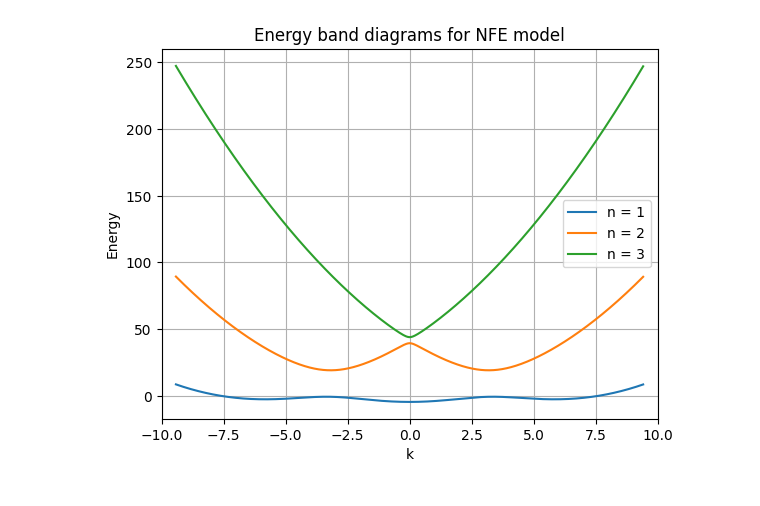
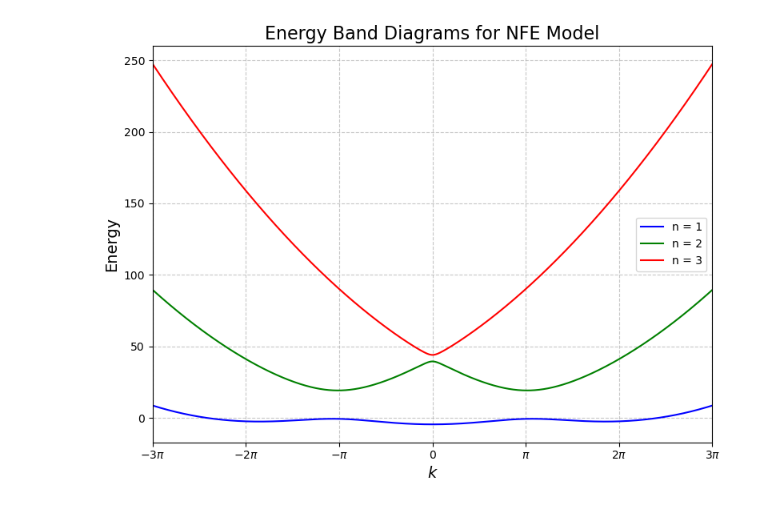
Before and after one commit to Chxun820/NFE_model, a Jupyter notebook: nearly_free_electron_model.ipynb, the cells around one changed output. Drawn from its saved outputs; the diff is of its cells as text; code cells hidden in the pictures.

```diff
--- a/nearly_free_electron_model.ipynb
+++ b/nearly_free_electron_model.ipynb
@@ -1,47 +1,70 @@
 # %%
 import numpy as np
 import matplotlib.pyplot as plt
-from matplotlib.animation import FuncAnimation
+from matplotlib.ticker import MultipleLocator, FuncFormatter
 
 # Define constant
-U_0 = 10
+U = 10
 a = 1
 K = 2 * np.pi / a
 
 # Define the matrix (simplified)
 def m(k):
     return np.array([
-        [(k-K)**2, U_0, 0],
-        [U_0, k**2, U],
+        [(k-K)**2, U, 0],
+        [U, k**2, U],
         [0, U, (k+K)**2]
     ])
 
 # Calc the eigenvalues
 def eigenvalues(k):
     return np.linalg.eigvalsh(m(k))
 # Set the range of k
 k_range = np.arange(-1.5 * K, 1.5 * K, 0.01)
 
 # Storage the eigenvalues as the arrays
 eigenvalues_list = [eigenvalues(k) for k in k_range]
 
 # Take the eigevalues to plot
 e1 = [e[0] for e in eigenvalues_list]
 e2 = [e[1] for e in eigenvalues_list]
 e3 = [e[2] for e in eigenvalues_list]
 
-plt.plot(k_range, e1, label='n = 1')
-plt.plot(k_range, e2, label='n = 2')
-plt.plot(k_range, e3, label='n = 3')
-plt.xlabel('k')
-plt.ylabel('Energy')
-plt.xlim(-10,10)
-plt.title('Energy band diagrams for NFE model')
+# Plotting
+plt.figure(figsize=(8, 6))
+plt.plot(k_range, e1, label='n = 1', color='b')
+plt.plot(k_range, e2, label='n = 2', color='g')
+plt.plot(k_range, e3, label='n = 3', color='r')
+
+# Customize x-axis to show ticks as multiples of \pi
+def format_func(value, tick_number):
+    n = int(np.round(value / np.pi))
+    if n == 0:
+        return "0"
+    elif n == 1:
+        return r"$\pi$"
+    elif n == -1:
+        return r"$-\pi$"
+    else:
+        return r"${0}\pi$".format(n)
+
+ax = plt.gca()
+ax.xaxis.set_major_locator(MultipleLocator(base=np.pi))  # Set major ticks at multiples of \pi
+ax.xaxis.set_major_formatter(FuncFormatter(format_func))  # Format ticks to show as \pi multiples
+
+# Add labels, title, and grid
+plt.xlabel('$k$', fontsize=14)
+plt.ylabel('Energy', fontsize=14)
+plt.title('Energy Band Diagrams for NFE Model', fontsize=16)
+plt.xlim(-1.5 * K, 1.5 * K)
 plt.legend()
-plt.grid()
+plt.grid(True, linestyle='--', alpha=0.7)
+
+# Show the plot
+plt.tight_layout()
 plt.show()
 # %% [output]
-[figure, old version]
+[figure, new version]
 # %%
 import numpy as np
 import matplotlib.pyplot as plt
```
Also changed, not shown: parts of 1 cell of this notebook, 1 other file.
